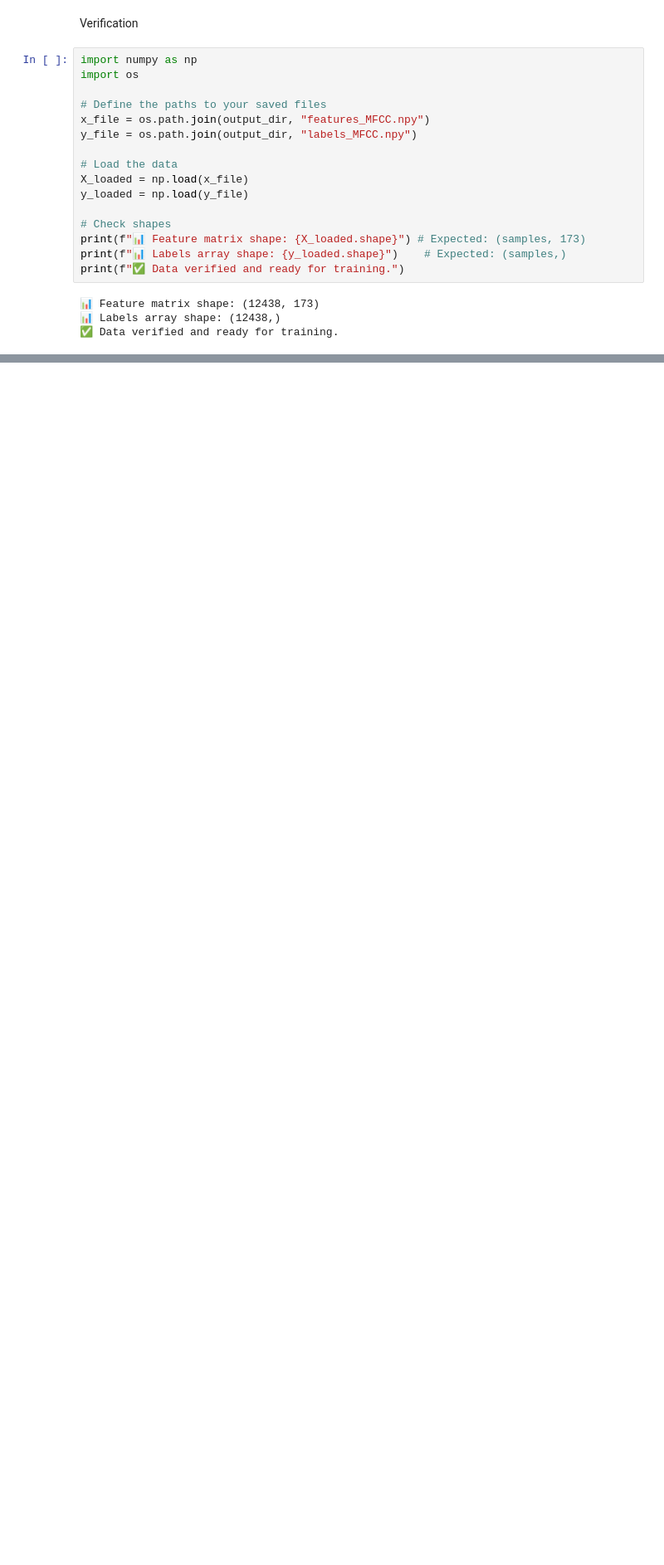
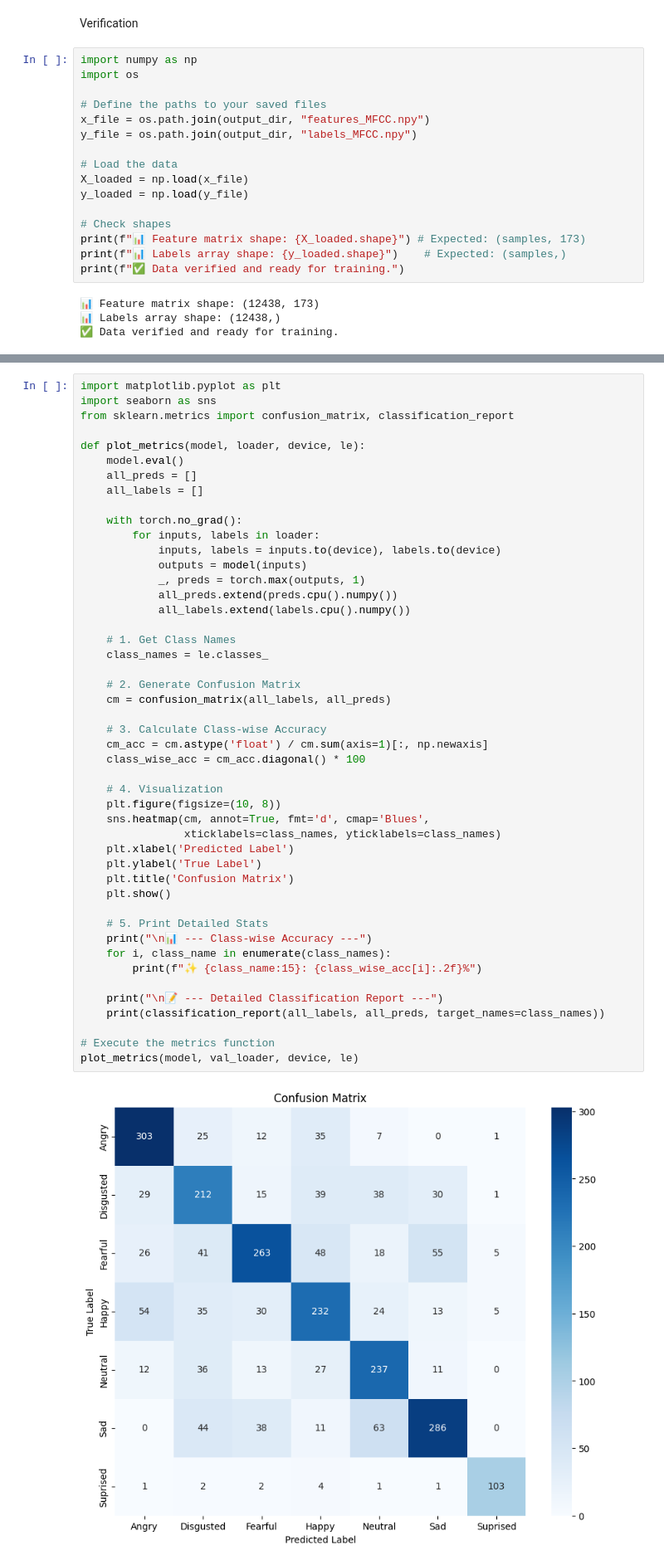
Before and after one commit to muhammad-bin-nasir/Sentiment-Analysis, a Jupyter notebook: SentimentAnalysis.ipynb, the cells around one changed output, grey strips where cells are left out. Shown at 83% size. Drawn from its saved outputs; the diff is of its cells as text; blank space fills up the shorter version.

```diff
--- a/SentimentAnalysis.ipynb
+++ b/SentimentAnalysis.ipynb
@@ -115,0 +164,49 @@ print(f"✅ Data verified and ready for training.")
+# %%
+import matplotlib.pyplot as plt
+import seaborn as sns
+from sklearn.metrics import confusion_matrix, classification_report
+
+def plot_metrics(model, loader, device, le):
+    model.eval()
+    all_preds = []
+    all_labels = []
+
+    with torch.no_grad():
+        for inputs, labels in loader:
+            inputs, labels = inputs.to(device), labels.to(device)
+            outputs = model(inputs)
+            _, preds = torch.max(outputs, 1)
+            all_preds.extend(preds.cpu().numpy())
+            all_labels.extend(labels.cpu().numpy())
+
+    # 1. Get Class Names
+    class_names = le.classes_
+
+    # 2. Generate Confusion Matrix
+    cm = confusion_matrix(all_labels, all_preds)
+
+    # 3. Calculate Class-wise Accuracy
+    cm_acc = cm.astype('float') / cm.sum(axis=1)[:, np.newaxis]
+    class_wise_acc = cm_acc.diagonal() * 100
+
+    # 4. Visualization
+    plt.figure(figsize=(10, 8))
+    sns.heatmap(cm, annot=True, fmt='d', cmap='Blues',
+                xticklabels=class_names, yticklabels=class_names)
+    plt.xlabel('Predicted Label')
+    plt.ylabel('True Label')
+    plt.title('Confusion Matrix')
+    plt.show()
+
+    # 5. Print Detailed Stats
+    print("\n📊 --- Class-wise Accuracy ---")
+    for i, class_name in enumerate(class_names):
+        print(f"✨ {class_name:15}: {class_wise_acc[i]:.2f}%")
+
+    print("\n📝 --- Detailed Classification Report ---")
+    print(classification_report(all_labels, all_preds, target_names=class_names))
+
+# Execute the metrics function
+plot_metrics(model, val_loader, device, le)
+# %% [output]
+[figure, added]
```
Also changed, not shown: parts of 8 cells of this notebook.
